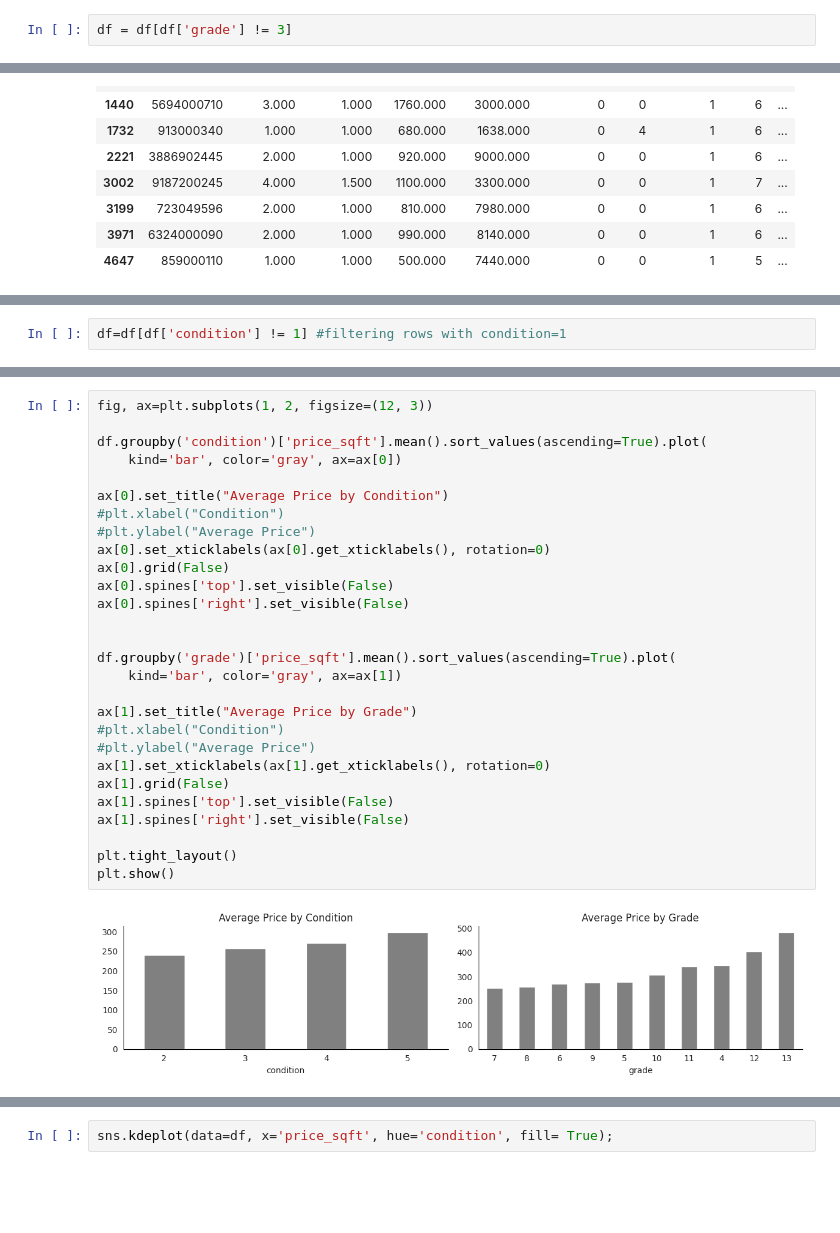
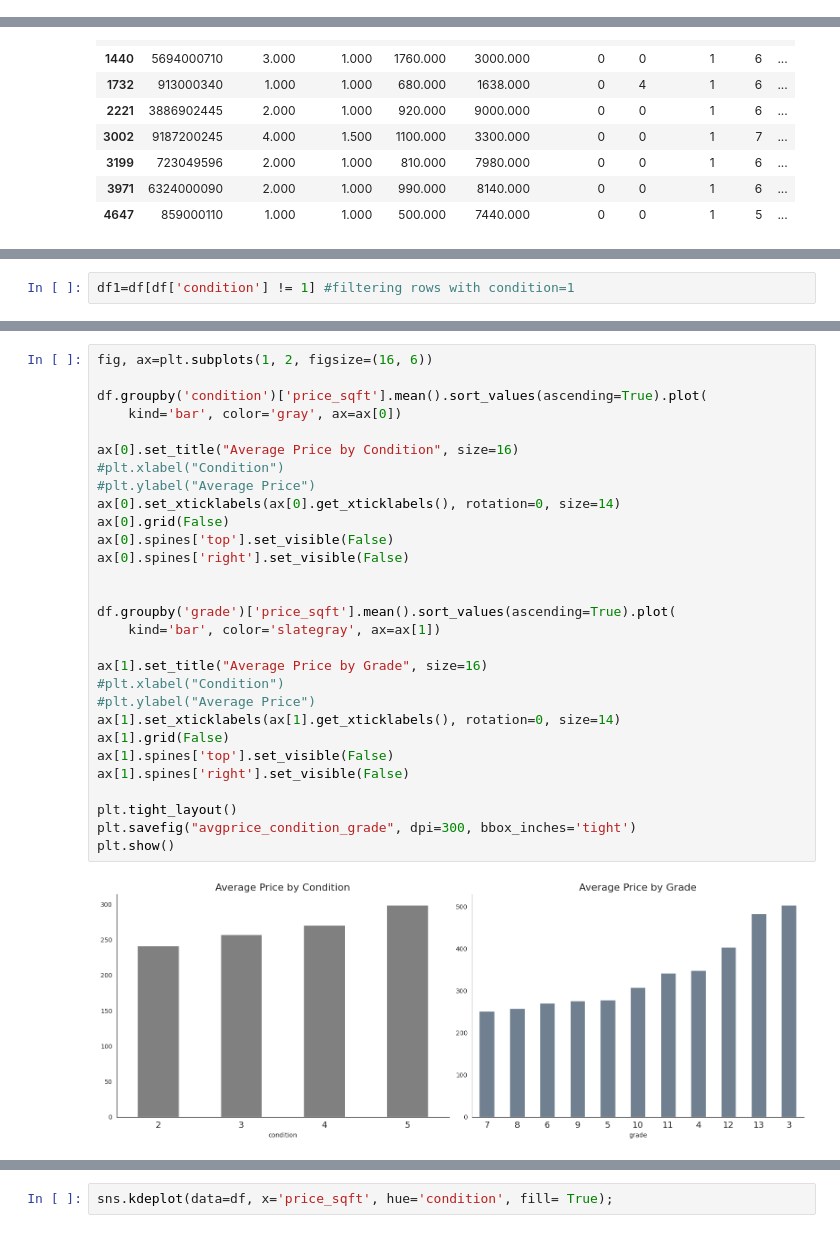
Before and after one commit to ozzienobayrak/housing_market, a Jupyter notebook: housingmarket_project.ipynb, the cells around one changed output, grey strips where cells are left out. Drawn from its saved outputs; the diff is of its cells as text; blank space fills up the shorter version.

```diff
--- a/housingmarket_project.ipynb
+++ b/housingmarket_project.ipynb
@@ -662,8 +668,6 @@ df.loc[df['grade']==3]
 1 rows × 26 columns
 # %%
 df_or = df.copy() #made a copy before dropping data
-# %%
-df = df[df['grade'] != 3]
 # %%
 df['grade'].value_counts().sort_index()
 # %% [output]
@@ -724,2 +729,2 @@ df['price_sqft'].mean()
 # %%
-df=df[df['condition'] != 1] #filtering rows with condition=1
+df1=df[df['condition'] != 1] #filtering rows with condition=1
@@ -726,33 +774,34 @@ df=df[df['condition'] != 1] #filtering rows with condition=1
 # %%
-fig, ax=plt.subplots(1, 2, figsize=(12, 3))
+fig, ax=plt.subplots(1, 2, figsize=(16, 6))
 
 df.groupby('condition')['price_sqft'].mean().sort_values(ascending=True).plot(
     kind='bar', color='gray', ax=ax[0])
 
-ax[0].set_title("Average Price by Condition")
+ax[0].set_title("Average Price by Condition", size=16)
 #plt.xlabel("Condition")
 #plt.ylabel("Average Price")
-ax[0].set_xticklabels(ax[0].get_xticklabels(), rotation=0)
+ax[0].set_xticklabels(ax[0].get_xticklabels(), rotation=0, size=14)
 ax[0].grid(False)
 ax[0].spines['top'].set_visible(False)
 ax[0].spines['right'].set_visible(False)
 
 
 df.groupby('grade')['price_sqft'].mean().sort_values(ascending=True).plot(
-    kind='bar', color='gray', ax=ax[1])
+    kind='bar', color='slategray', ax=ax[1])
 
-ax[1].set_title("Average Price by Grade")
+ax[1].set_title("Average Price by Grade", size=16)
 #plt.xlabel("Condition")
 #plt.ylabel("Average Price")
-ax[1].set_xticklabels(ax[1].get_xticklabels(), rotation=0)
+ax[1].set_xticklabels(ax[1].get_xticklabels(), rotation=0, size=14)
 ax[1].grid(False)
 ax[1].spines['top'].set_visible(False)
 ax[1].spines['right'].set_visible(False)
 
 plt.tight_layout()
+plt.savefig("avgprice_condition_grade", dpi=300, bbox_inches='tight')
 plt.show()
 # %% [output]
-[figure, old version]
+[figure, new version]
 # %%
 sns.kdeplot(data=df, x='price_sqft', hue='grade', fill= True);
 # %% [output]
```
Also changed, not shown: parts of 19 cells of this notebook.
